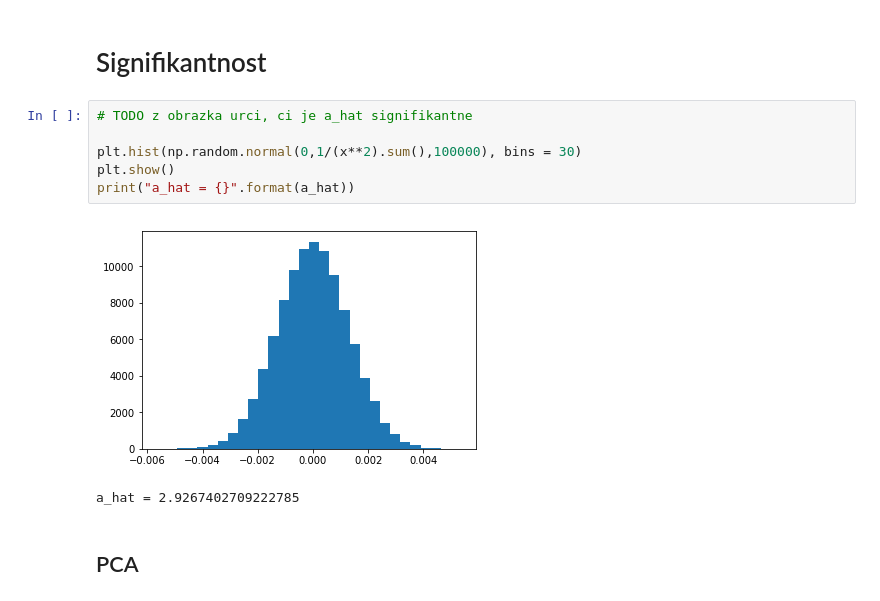
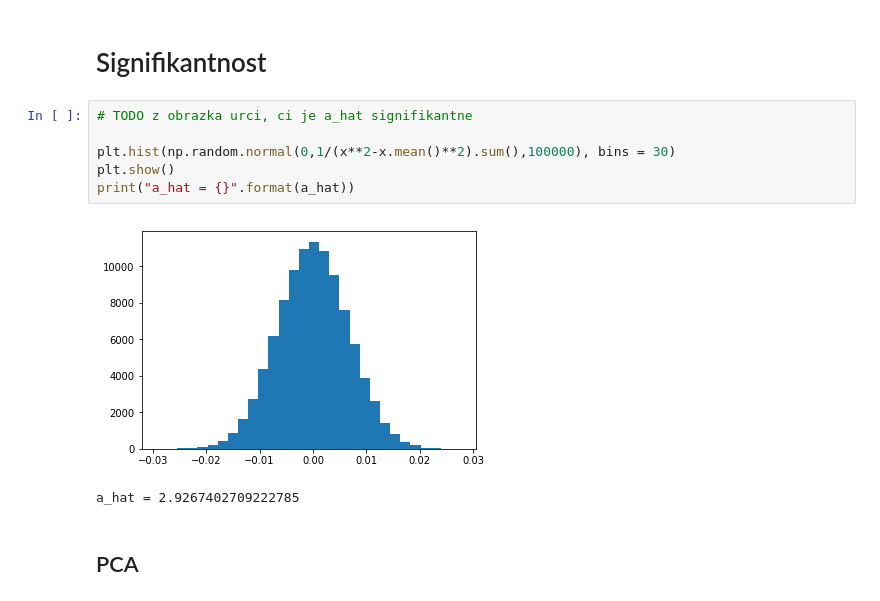
Before and after one commit to KuboBahyl/exponea-MLworkshop, a Jupyter notebook: lecture2/linearna_regresia_riesenie.ipynb, the cells around one changed output. Drawn from its saved outputs; the diff is of its cells as text.

```diff
--- a/lecture2/linearna_regresia_riesenie.ipynb
+++ b/lecture2/linearna_regresia_riesenie.ipynb
@@ -124,11 +124,11 @@ plt.show()
 # %%
 # TODO z obrazka urci, ci je a_hat signifikantne
 
-plt.hist(np.random.normal(0,1/(x**2).sum(),100000), bins = 30)
+plt.hist(np.random.normal(0,1/(x**2-x.mean()**2).sum(),100000), bins = 30)
 plt.show()
 print("a_hat = {}".format(a_hat))
 # %% [output]
-[figure, old version]
+[figure, new version]
 a_hat = 2.9267402709222785
 # %% [markdown]
 ## PCA
```
